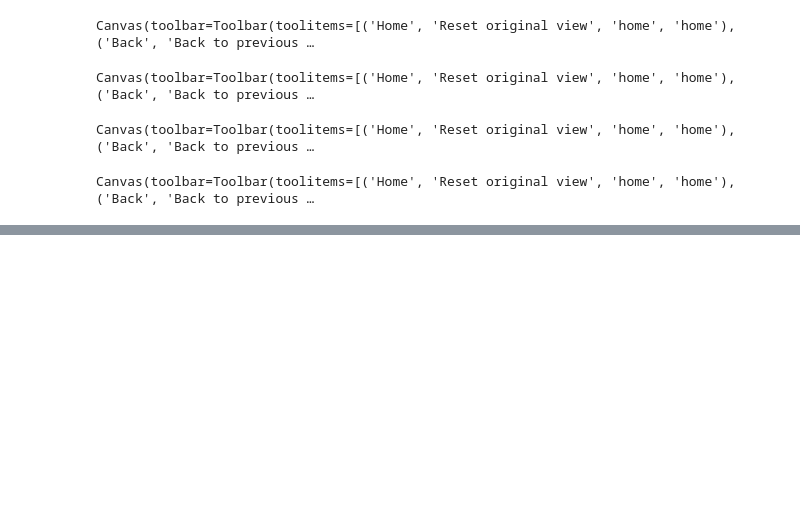
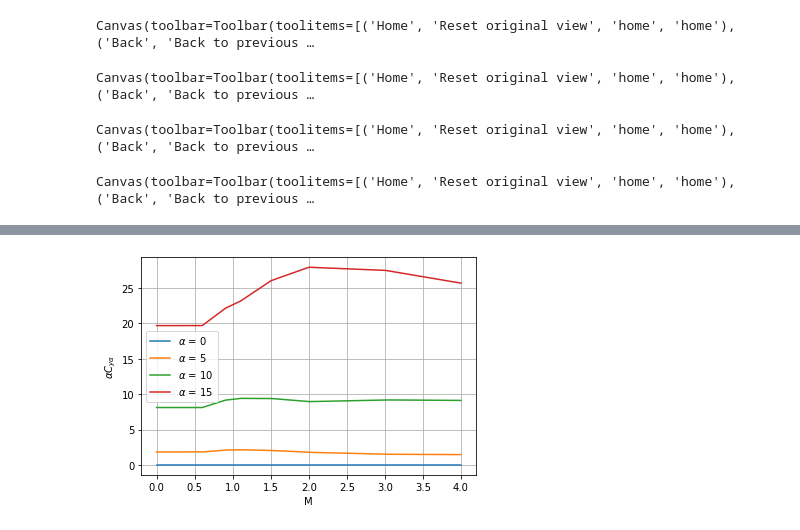
Before and after one commit to TovarnovM/neuro_missile, a Jupyter notebook: src/aerodynamic.ipynb, the cells around one changed output, grey strips where cells are left out. Saved outputs shown, nothing was run; the diff lists cells and outputs as text; code cells hidden in the pictures; blank space fills up the shorter version.

```diff
--- a/src/aerodynamic.ipynb
+++ b/src/aerodynamic.ipynb
@@ -112,0 +151,12 @@ Canvas(toolbar=Toolbar(toolitems=[('Home', 'Reset original view', 'home', 'home'
+# %%
+for alpha in [0,5,10,15]:
+    machs = np.linspace(0, 4, 1000)
+    cys = [alpha*m.Cya_itr(alpha, mach) for mach in machs]
+    plt.plot(machs, cys, label=f'$\\alpha$ = {alpha}')
+plt.xlabel('M')
+plt.ylabel('$\\alpha C_{y\\alpha}$')
+plt.legend()
+plt.grid()
+plt.show()
+# %% [output]
+[figure, added]
```
Also changed, not shown: parts of 8 cells of this notebook, 11 other files.
